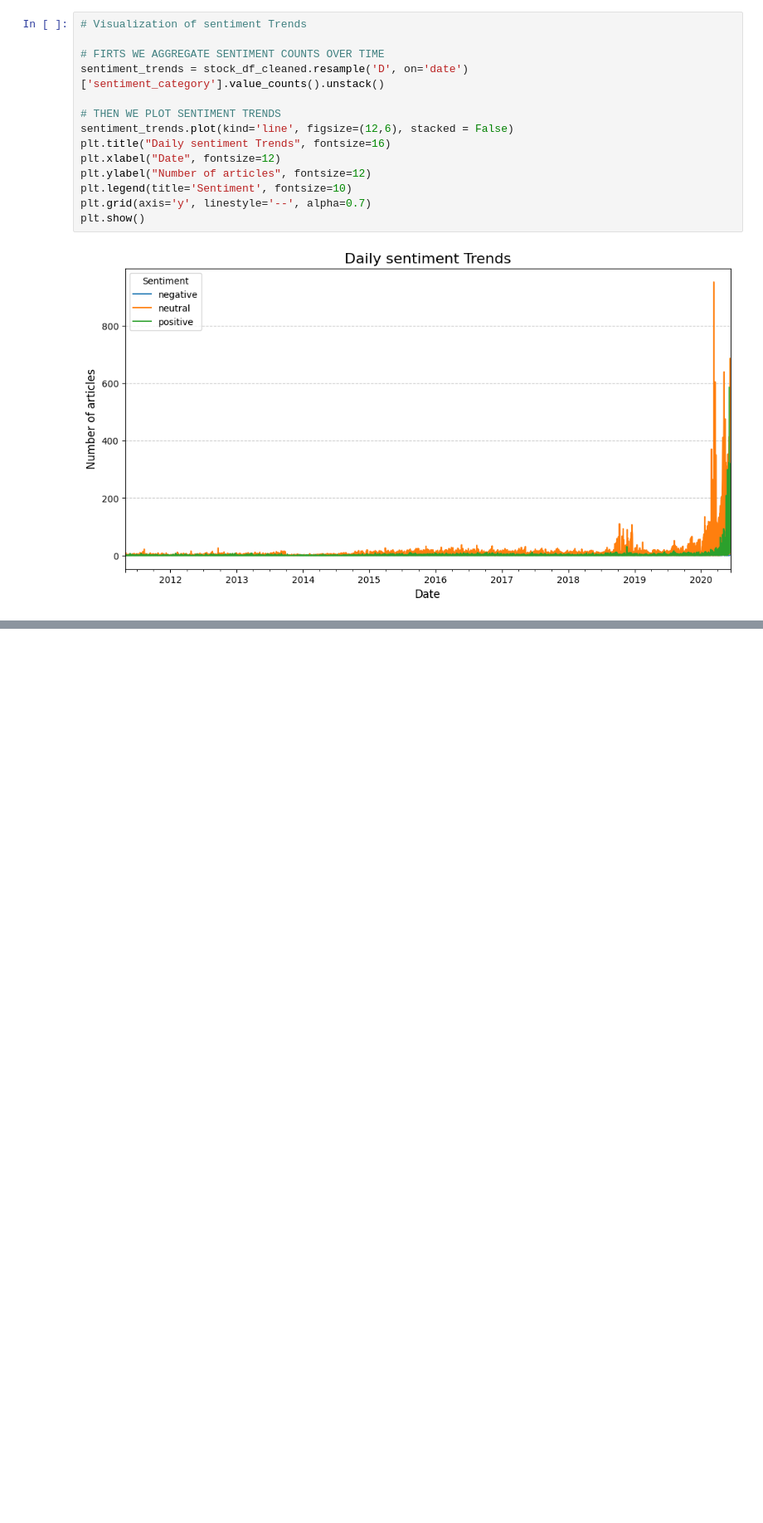
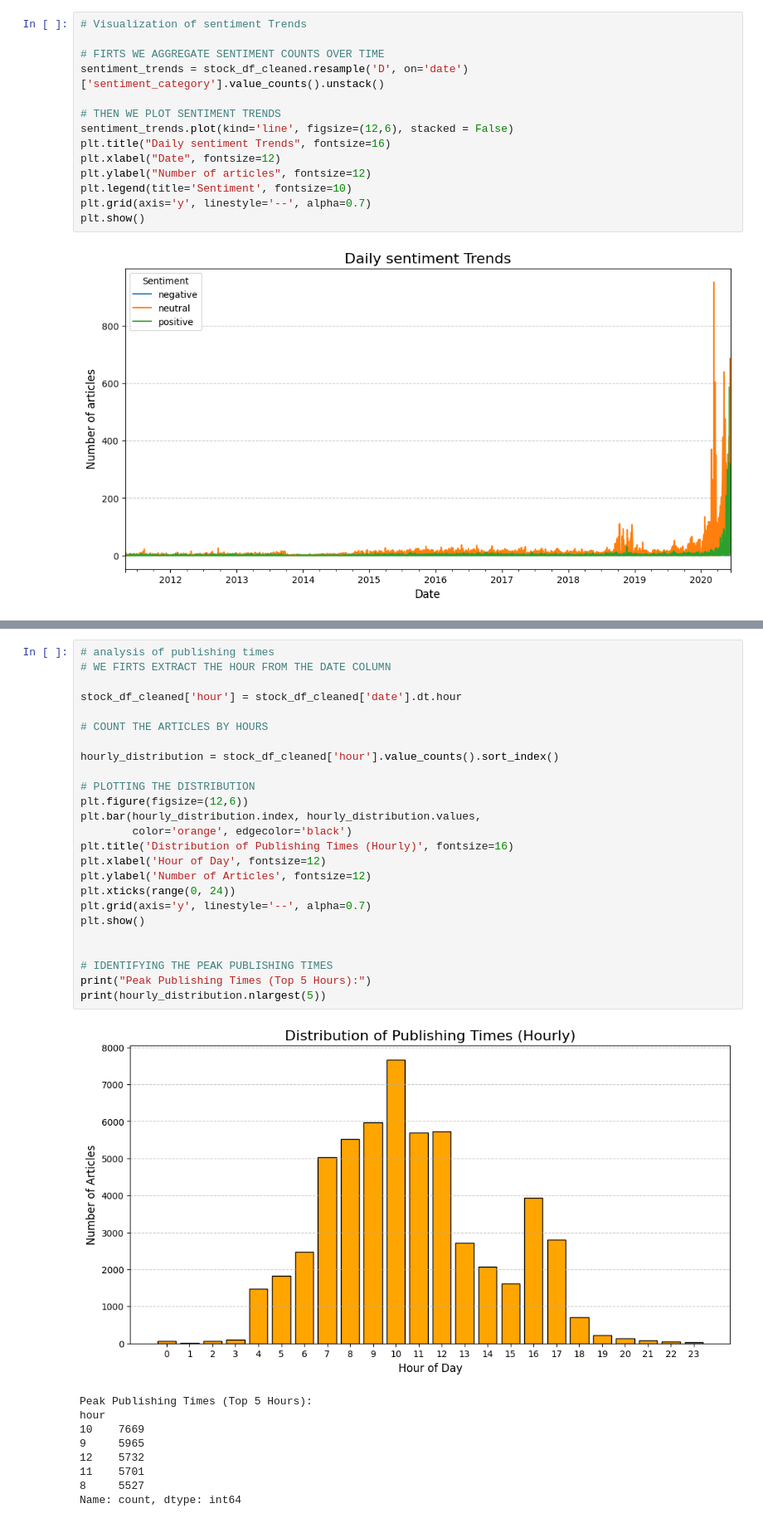
Before and after one commit to ibso99/Week-1, a Jupyter notebook: notebooks/Stock_Data_Analysis.ipynb, the cells around one changed output, grey strips where cells are left out. Shown at 83% size. Cells and saved outputs as stored; diff of their text form; blank space fills up the shorter version.

Commit message:
Performed Times-series and publisher analysis

```diff
--- a/notebooks/Stock_Data_Analysis.ipynb
+++ b/notebooks/Stock_Data_Analysis.ipynb
@@ -231,0 +245,35 @@ plt.show()
+# %%
+# analysis of publishing times
+# WE FIRTS EXTRACT THE HOUR FROM THE DATE COLUMN
+
+stock_df_cleaned['hour'] = stock_df_cleaned['date'].dt.hour
+
+# COUNT THE ARTICLES BY HOURS
+
+hourly_distribution = stock_df_cleaned['hour'].value_counts().sort_index()
+
+# PLOTTING THE DISTRIBUTION
+plt.figure(figsize=(12,6))
+plt.bar(hourly_distribution.index, hourly_distribution.values,
+        color='orange', edgecolor='black')
+plt.title('Distribution of Publishing Times (Hourly)', fontsize=16)
+plt.xlabel('Hour of Day', fontsize=12)
+plt.ylabel('Number of Articles', fontsize=12)
+plt.xticks(range(0, 24))
+plt.grid(axis='y', linestyle='--', alpha=0.7)
+plt.show()
+
+
+# IDENTIFYING THE PEAK PUBLISHING TIMES
+print("Peak Publishing Times (Top 5 Hours):")
+print(hourly_distribution.nlargest(5))
+# %% [output]
+[figure, added]
+Peak Publishing Times (Top 5 Hours):
+hour
+10    7669
+9     5965
+12    5732
+11    5701
+8     5527
+Name: count, dtype: int64
```
Also changed, not shown: parts of 2 cells of this notebook.
